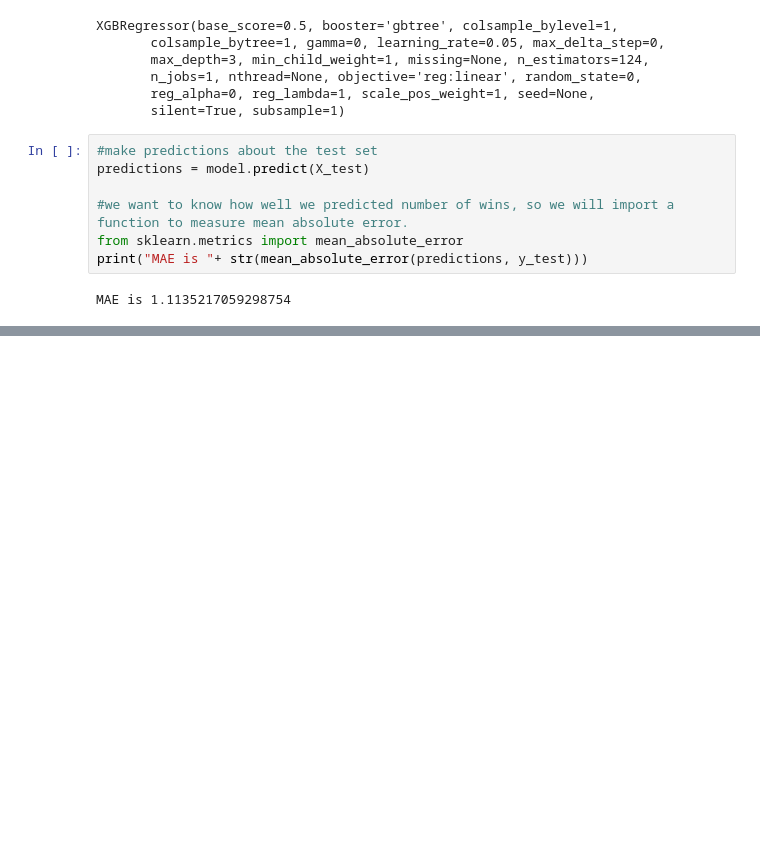
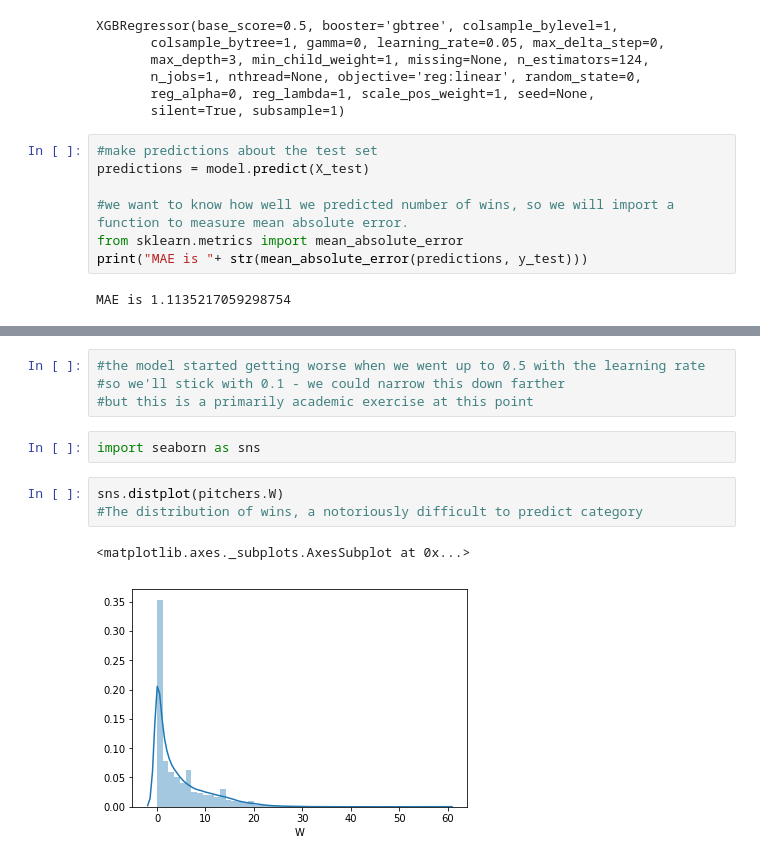
Before and after one commit to sfilios/data_science, a Jupyter notebook: predicting_pitcher_wins.ipynb, the cells around one changed output, grey strips where cells are left out. Cells and saved outputs as stored; diff of their text form; blank space fills up the shorter version.

```diff
--- a/predicting_pitcher_wins.ipynb
+++ b/predicting_pitcher_wins.ipynb
@@ -122,0 +160,12 @@ MAE is 1.093505686360841
+# %%
+#the model started getting worse when we went up to 0.5 with the learning rate
+#so we'll stick with 0.1 - we could narrow this down farther
+#but this is a primarily academic exercise at this point
+# %%
+import seaborn as sns
+# %%
+sns.distplot(pitchers.W)
+#The distribution of wins, a notoriously difficult to predict category
+# %% [output]
+<matplotlib.axes._subplots.AxesSubplot at 0x...>
+[figure, added]
```
Also changed, not shown: parts of 7 cells of this notebook.
